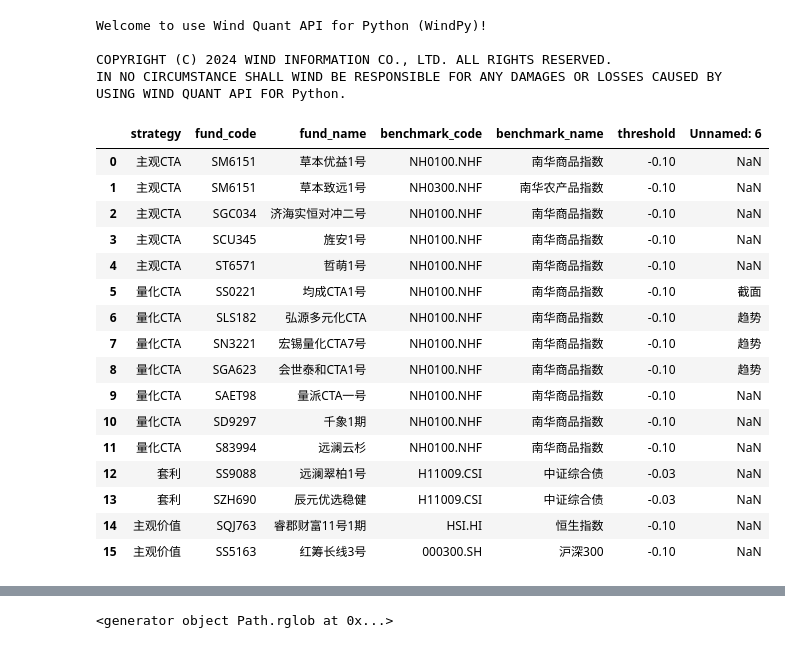
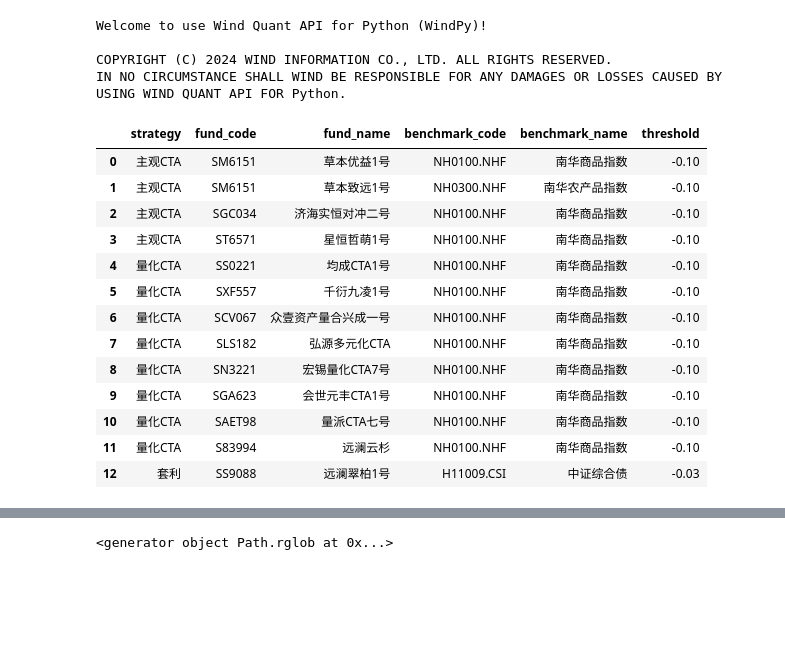
Before and after one commit to Slow-birds/Private_nav_research, a Jupyter notebook: batch_nav_research.ipynb, the cells around one changed output, grey strips where cells are left out. Cells and saved outputs as stored; diff of their text form; code cells hidden in the pictures; blank space fills up the shorter version.

```diff
--- a/batch_nav_research.ipynb
+++ b/batch_nav_research.ipynb
@@ -26,26 +26,23 @@ Welcome to use Wind Quant API for Python (WindPy)!
 COPYRIGHT (C) 2024 WIND INFORMATION CO., LTD. ALL RIGHTS RESERVED.
 IN NO CIRCUMSTANCE SHALL WIND BE RESPONSIBLE FOR ANY DAMAGES OR LOSSES CAUSED BY USING WIND QUANT API FOR Python.
 # %%
-basic_info = load_data(r"data\产品目录.xlsx")
+basic_info = load_data("产品目录.xlsx")
 basic_info
 # %% [output]
-|  | strategy | fund_code | fund_name | benchmark_code | benchmark_name | threshold | Unnamed: 6 |
-| 0 | 主观CTA | SM6151 | 草本优益1号 | NH0100.NHF | 南华商品指数 | -0.10 | NaN |
-| 1 | 主观CTA | SM6151 | 草本致远1号 | NH0300.NHF | 南华农产品指数 | -0.10 | NaN |
-| 2 | 主观CTA | SGC034 | 济海实恒对冲二号 | NH0100.NHF | 南华商品指数 | -0.10 | NaN |
-| 3 | 主观CTA | SCU345 | 旌安1号 | NH0100.NHF | 南华商品指数 | -0.10 | NaN |
-| 4 | 主观CTA | ST6571 | 哲萌1号 | NH0100.NHF | 南华商品指数 | -0.10 | NaN |
-| 5 | 量化CTA | SS0221 | 均成CTA1号 | NH0100.NHF | 南华商品指数 | -0.10 | 截面 |
-| 6 | 量化CTA | SLS182 | 弘源多元化CTA | NH0100.NHF | 南华商品指数 | -0.10 | 趋势 |
-| 7 | 量化CTA | SN3221 | 宏锡量化CTA7号 | NH0100.NHF | 南华商品指数 | -0.10 | 趋势 |
-| 8 | 量化CTA | SGA623 | 会世泰和CTA1号 | NH0100.NHF | 南华商品指数 | -0.10 | 趋势 |
-| 9 | 量化CTA | SAET98 | 量派CTA一号 | NH0100.NHF | 南华商品指数 | -0.10 | NaN |
-| 10 | 量化CTA | SD9297 | 千象1期 | NH0100.NHF | 南华商品指数 | -0.10 | NaN |
-| 11 | 量化CTA | S83994 | 远澜云杉 | NH0100.NHF | 南华商品指数 | -0.10 | NaN |
-| 12 | 套利 | SS9088 | 远澜翠柏1号 | H11009.CSI | 中证综合债 | -0.03 | NaN |
-| 13 | 套利 | SZH690 | 辰元优选稳健 | H11009.CSI | 中证综合债 | -0.03 | NaN |
-| 14 | 主观价值 | SQJ763 | 睿郡财富11号1期 | HSI.HI | 恒生指数 | -0.10 | NaN |
-| 15 | 主观价值 | SS5163 | 红筹长线3号 | 000300.SH | 沪深300 | -0.10 | NaN |
+|  | strategy | fund_code | fund_name | benchmark_code | benchmark_name | threshold |
+| 0 | 主观CTA | SM6151 | 草本优益1号 | NH0100.NHF | 南华商品指数 | -0.10 |
+| 1 | 主观CTA | SM6151 | 草本致远1号 | NH0300.NHF | 南华农产品指数 | -0.10 |
+| 2 | 主观CTA | SGC034 | 济海实恒对冲二号 | NH0100.NHF | 南华商品指数 | -0.10 |
+| 3 | 主观CTA | ST6571 | 星恒哲萌1号 | NH0100.NHF | 南华商品指数 | -0.10 |
+| 4 | 量化CTA | SS0221 | 均成CTA1号 | NH0100.NHF | 南华商品指数 | -0.10 |
+| 5 | 量化CTA | SXF557 | 千衍九凌1号 | NH0100.NHF | 南华商品指数 | -0.10 |
+| 6 | 量化CTA | SCV067 | 众壹资产量合兴成一号 | NH0100.NHF | 南华商品指数 | -0.10 |
+| 7 | 量化CTA | SLS182 | 弘源多元化CTA | NH0100.NHF | 南华商品指数 | -0.10 |
+| 8 | 量化CTA | SN3221 | 宏锡量化CTA7号 | NH0100.NHF | 南华商品指数 | -0.10 |
+| 9 | 量化CTA | SGA623 | 会世元丰CTA1号 | NH0100.NHF | 南华商品指数 | -0.10 |
+| 10 | 量化CTA | SAET98 | 量派CTA七号 | NH0100.NHF | 南华商品指数 | -0.10 |
+| 11 | 量化CTA | S83994 | 远澜云杉 | NH0100.NHF | 南华商品指数 | -0.10 |
+| 12 | 套利 | SS9088 | 远澜翠柏1号 | H11009.CSI | 中证综合债 | -0.03 |
 # %%
 # 删除html文件
 def delete_html_files(directory):
```
Also changed, not shown: parts of 3 cells of this notebook, 52 other files.
